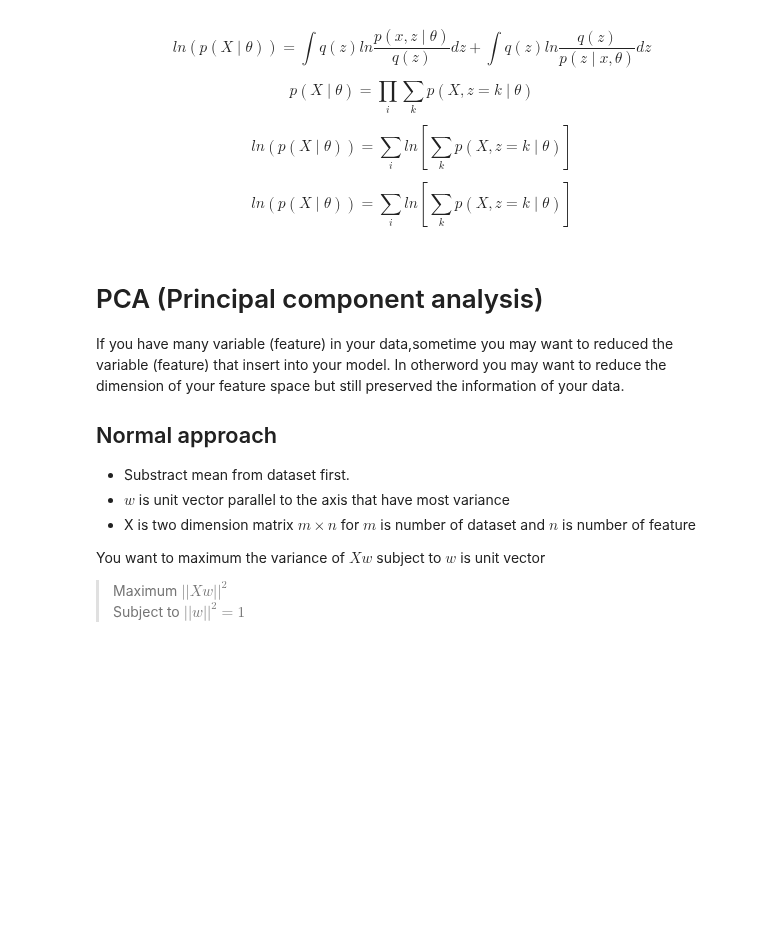
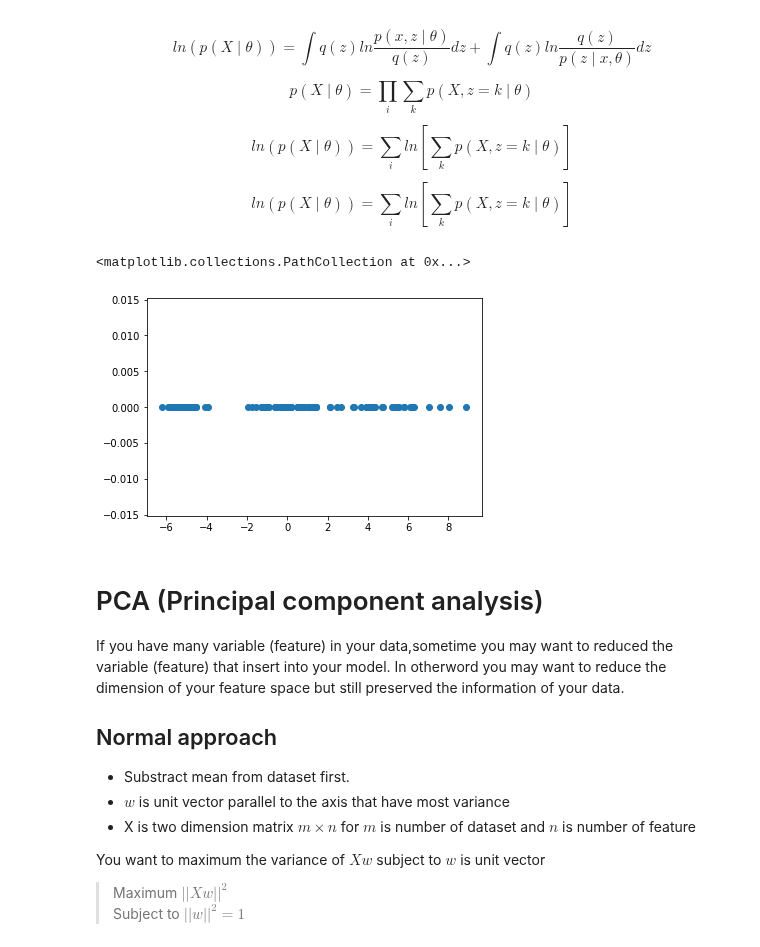
Before and after one commit to 44REAM/AI_mahidol, a Jupyter notebook: week2.ipynb, the cells around one changed output. Saved outputs shown, nothing was run; the diff lists cells and outputs as text; code cells hidden in the pictures; blank space fills up the shorter version.

```diff
--- a/week2.ipynb
+++ b/week2.ipynb
@@ -209,3 +204,19 @@ x1 = np.random.randn(mu = -2, sigma = 3)
+# %%
+import numpy as np
+import matplotlib.pyplot as plt
+
+x1 = np.random.randn(40)*0.5-5
+x2 = np.random.randn(50)
+x3 = np.random.randn(30)*1.5+5
+
+y = np.zeros(120)
+
+x = np.concatenate((x1,x2,x3))
+
+plt.scatter(x,y)
+# %% [output]
+<matplotlib.collections.PathCollection at 0x...>
+[figure, added]
 # %% [markdown]
 # PCA (Principal component analysis)
 
```
Also changed, not shown: parts of 1 cell of this notebook.
